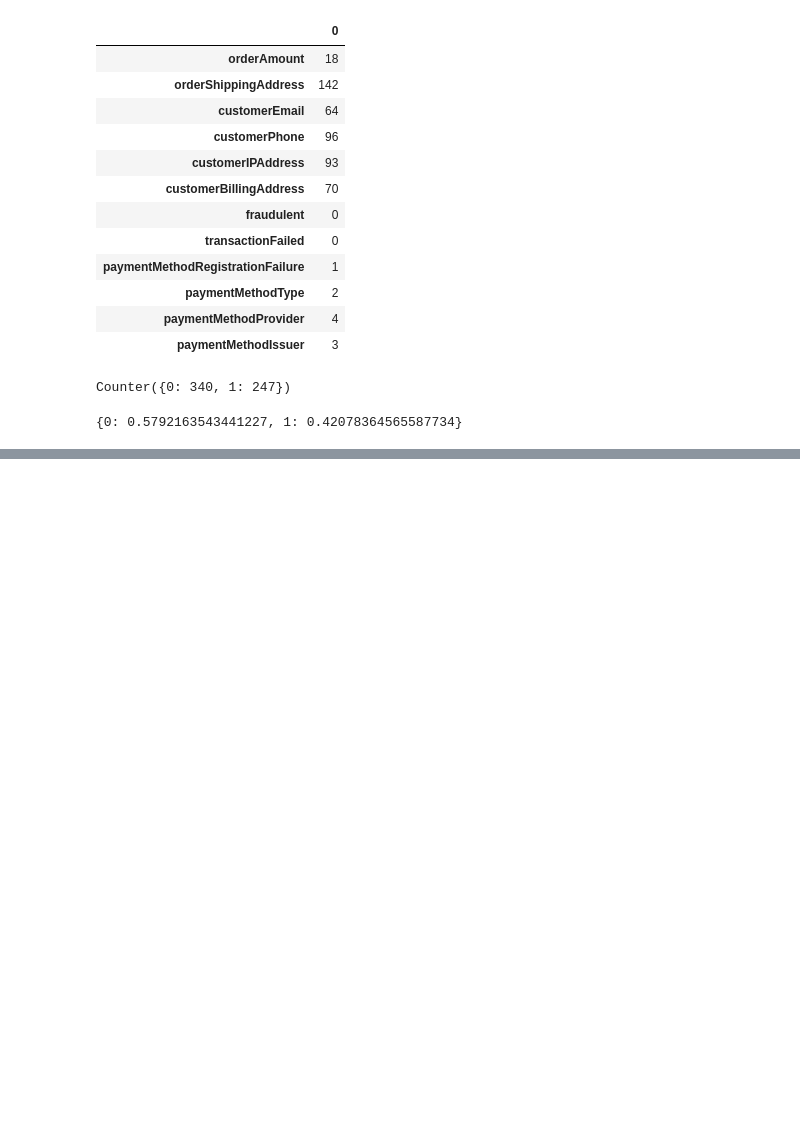
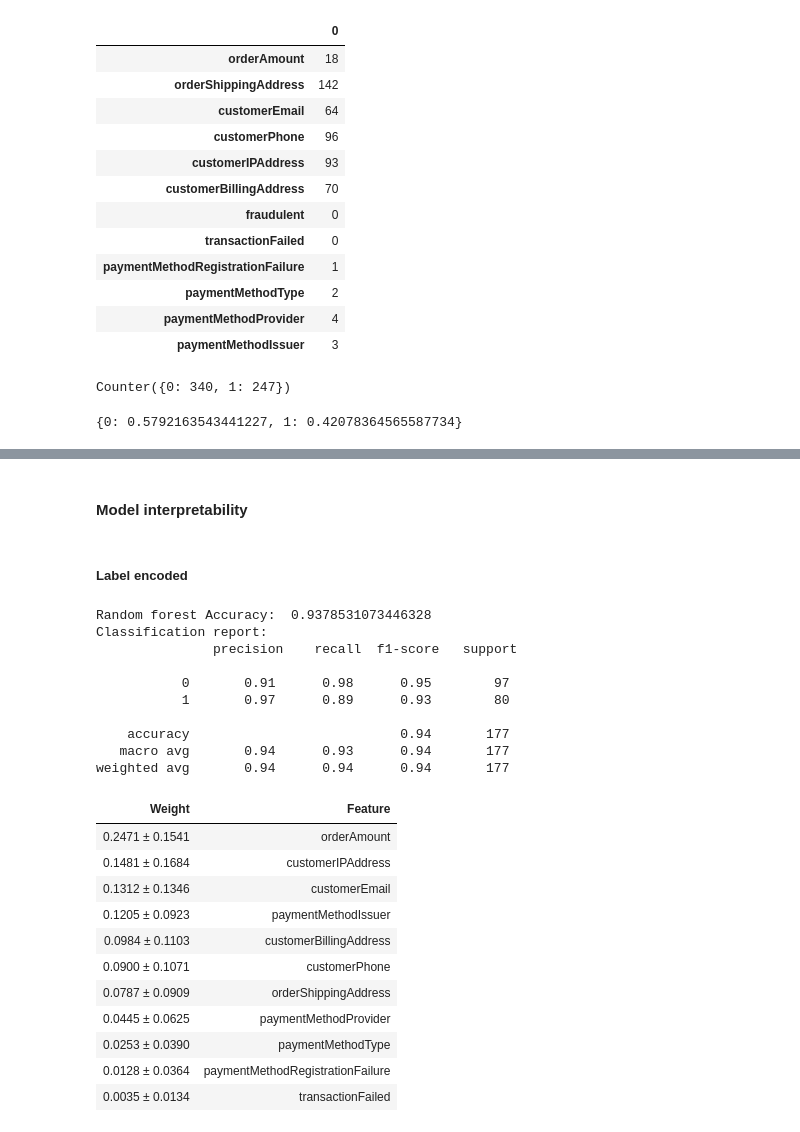
Before and after one commit to subash774/FraudDetection, a Jupyter notebook: Notebooks/EDA and ML.ipynb, the cells around one changed output, grey strips where cells are left out. Cells and saved outputs as stored; diff of their text form; code cells hidden in the pictures; blank space fills up the shorter version.

Commit message:
Simple models trained and analysed with eli5

```diff
--- a/Notebooks/EDA.ipynb
+++ b/Notebooks/EDA and ML.ipynb
@@ -297,7 +319,7 @@ def run_random_forest(Xtrain, Xtest, Ytrain, Ytest, name):
     pred = rf_model.predict(Xtest)
     print(accuracy_score(pred,Ytest))
 
-    joblib.dump(svm_model, f"../Models/{name}_RF.mdl")
+    joblib.dump(rf_model, f"../Models/{name}_RF.mdl")
     print("model saved")
 # %%
 def run_svm(Xtrain, Xtest, Ytrain, Ytest, name):
@@ -341,7 +363,7 @@ def run_decision_trees(Xtrain, Xtest, Ytrain, Ytest, name):
     pred = dt_model.predict(Xtest)
     print(accuracy_score(pred,Ytest))
 
-    joblib.dump(svm_model, f"../Models/{name}_DT.mdl")
+    joblib.dump(dt_model, f"../Models/{name}_DT.mdl")
     print("model saved")
 # %%
 def run_logistic_regression(Xtrain, Xtest, Ytrain, Ytest, name):
@@ -361,5 +383,5 @@ def run_logistic_regression(Xtrain, Xtest, Ytrain, Ytest, name):
     pred = lr_model.predict(Xtest)
     print(accuracy_score(pred,Ytest))
 
-    joblib.dump(svm_model, f"../Models/{name}_LR.mdl")
+    joblib.dump(lr_model, f"../Models/{name}_LR.mdl")
     print("model saved")
@@ -391,0 +444,2 @@ model saved
+# %% [markdown]
+#### Model interpretability
@@ -391,0 +448,39 @@ model saved
+# %% [markdown]
+##### Label encoded
+# %%
+# load random forest
+label_rf_model = joblib.load("../Models/label_encoded_RF.mdl")
+
+feature_names_label = list(X.columns)
+
+y_pred = label_rf_model.predict(Xtest)
+
+print("Random forest Accuracy: ", accuracy_score(Ytest, y_pred))
+
+print("Classification report:\n",
+        classification_report(Ytest, y_pred))
+
+eli5.show_weights(label_rf_model.named_steps["model"], feature_names=feature_names_label, top=20)
+# %% [output]
+Random forest Accuracy:  0.9378531073446328
+Classification report:
+               precision    recall  f1-score   support
+
+           0       0.91      0.98      0.95        97
+           1       0.97      0.89      0.93        80
+
+    accuracy                           0.94       177
+   macro avg       0.94      0.93      0.94       177
+weighted avg       0.94      0.94      0.94       177
+| Weight | Feature |
+| 0.2471 ± 0.1541 | orderAmount |
+| 0.1481 ± 0.1684 | customerIPAddress |
+| 0.1312 ± 0.1346 | customerEmail |
+| 0.1205 ± 0.0923 | paymentMethodIssuer |
+| 0.0984 ± 0.1103 | customerBillingAddress |
+| 0.0900 ± 0.1071 | customerPhone |
+| 0.0787 ± 0.0909 | orderShippingAddress |
+| 0.0445 ± 0.0625 | paymentMethodProvider |
+| 0.0253 ± 0.0390 | paymentMethodType |
+| 0.0128 ± 0.0364 | paymentMethodRegistrationFailure |
+| 0.0035 ± 0.0134 | transactionFailed |
```
Also changed, not shown: parts of 16 cells of this notebook, 7 other files.
